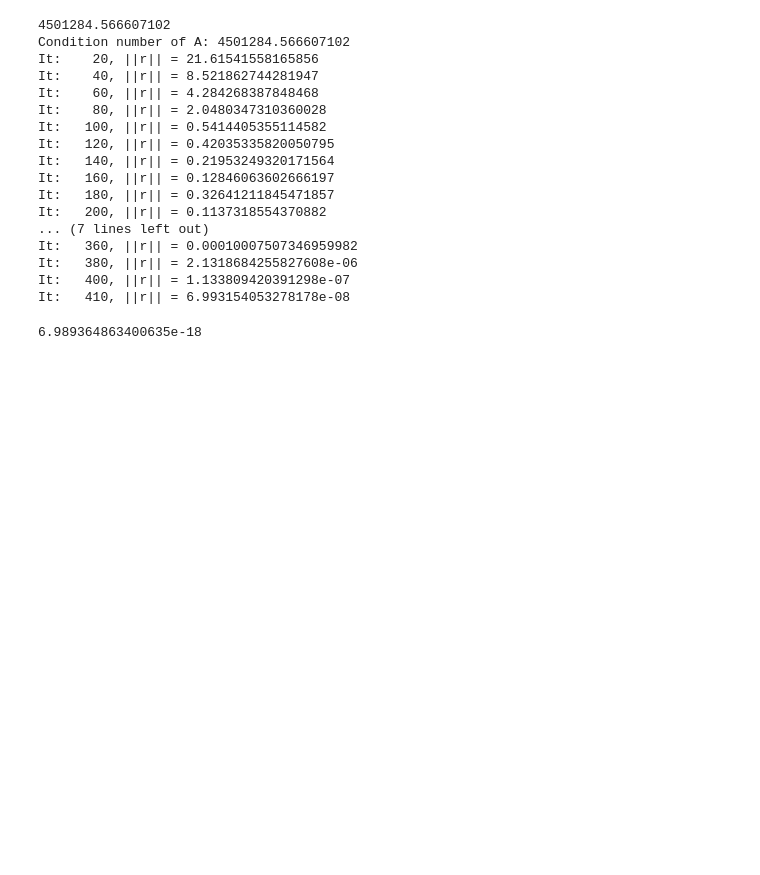
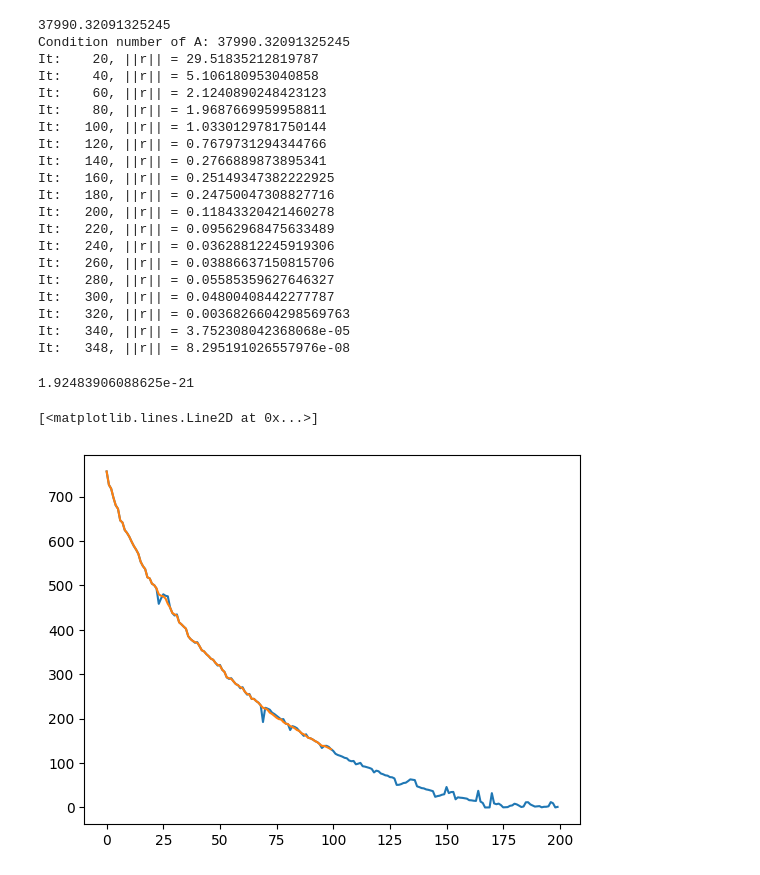
Before and after one commit to VTrappler/DA_PoC, a Jupyter notebook: DA_PoC/common/linearsolver.ipynb, the cells around one changed output. Cells and saved outputs as stored; diff of their text form; code cells hidden in the pictures; blank space fills up the shorter version.

```diff
--- a/DA_PoC/common/linearsolver.ipynb
+++ b/DA_PoC/common/linearsolver.ipynb
@@ -4,7 +4,7 @@ import numpy as np
 import matplotlib.pyplot as plt
 
 
-n = 100
+n = 200
 A_ = np.random.normal(size=(n**2)).reshape(n, n)
 A = A_.T @ A_
 # A = np.array(
@@ -26,25 +26,35 @@ print(np.linalg.cond(A))
 x_cg, res = ls.conjGrad(A, x0, b, 1e-7, 3*n, True)
 ((x_cg - x)**(2)).mean()
 # %% [output]
-4501284.566607102
-Condition number of A: 4501284.566607102
-It:    20, ||r|| = 21.61541558165856
-It:    40, ||r|| = 8.521862744281947
-It:    60, ||r|| = 4.284268387848468
-It:    80, ||r|| = 2.0480347310360028
-It:   100, ||r|| = 0.5414405355114582
-It:   120, ||r|| = 0.42035335820050795
-It:   140, ||r|| = 0.21953249320171564
-It:   160, ||r|| = 0.12846063602666197
-It:   180, ||r|| = 0.32641211845471857
-It:   200, ||r|| = 0.1137318554370882
-... (7 lines left out)
-It:   360, ||r|| = 0.00010007507346959982
-It:   380, ||r|| = 2.1318684255827608e-06
-It:   400, ||r|| = 1.133809420391298e-07
-It:   410, ||r|| = 6.993154053278178e-08
+37990.32091325245
+Condition number of A: 37990.32091325245
+It:    20, ||r|| = 29.51835212819787
+It:    40, ||r|| = 5.106180953040858
+It:    60, ||r|| = 2.1240890248423123
+It:    80, ||r|| = 1.9687669959958811
+It:   100, ||r|| = 1.0330129781750144
+It:   120, ||r|| = 0.7679731294344766
+It:   140, ||r|| = 0.2766889873895341
+It:   160, ||r|| = 0.25149347382222925
+It:   180, ||r|| = 0.24750047308827716
+It:   200, ||r|| = 0.11843320421460278
+It:   220, ||r|| = 0.09562968475633489
+It:   240, ||r|| = 0.03628812245919306
+It:   260, ||r|| = 0.03886637150815706
+It:   280, ||r|| = 0.05585359627646327
+It:   300, ||r|| = 0.04800408442277787
+It:   320, ||r|| = 0.0036826604298569763
+It:   340, ||r|| = 3.752308042368068e-05
+It:   348, ||r|| = 8.295191026557976e-08
-6.989364863400635e-18
+1.92483906088625e-21
 # %%
 U, S, VT = np.linalg.svd(A)
-r= n // 2
-Ur, Sr, Vr = U[:, r:], S[r:], VT.T[:, r:]
+r= n //2
+Ur, Sr, Vr = U[:, :r], S[:r], VT.T[:, :r]
+
+w, v = np.linalg.eig(A)
+plt.plot(w)
+plt.plot(Sr)
+# %% [output]
+[<matplotlib.lines.Line2D at 0x...>]
+[figure, added]
```
Also changed, not shown: parts of 6 cells of this notebook.
